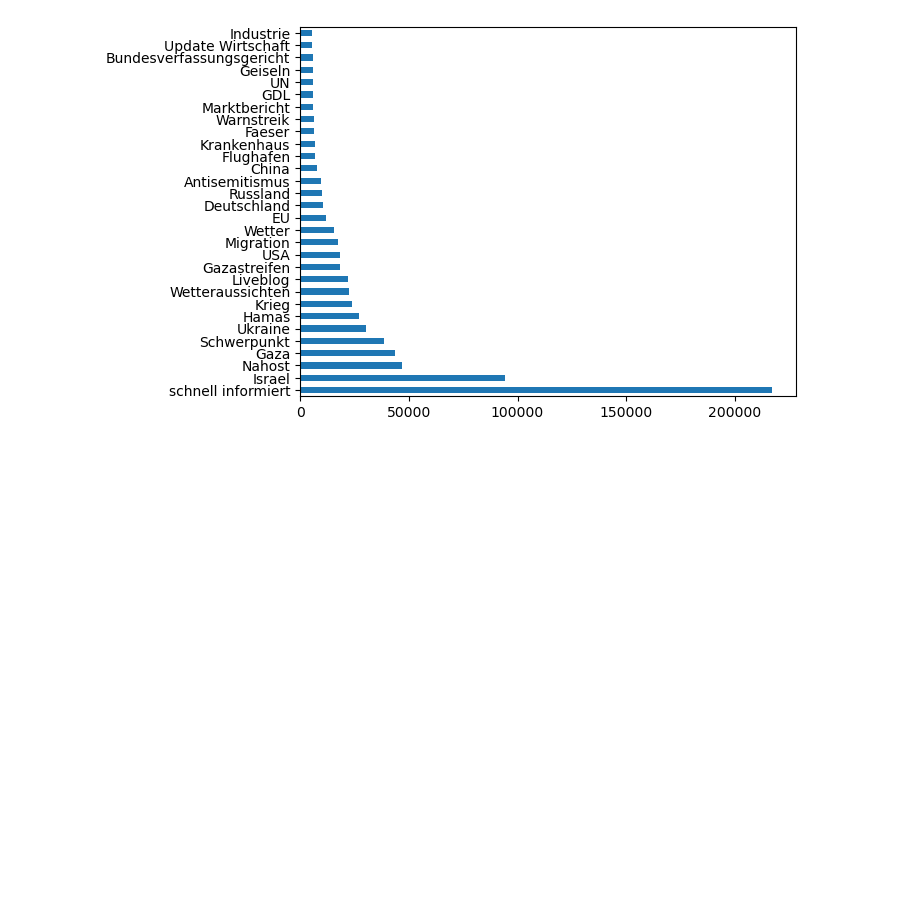
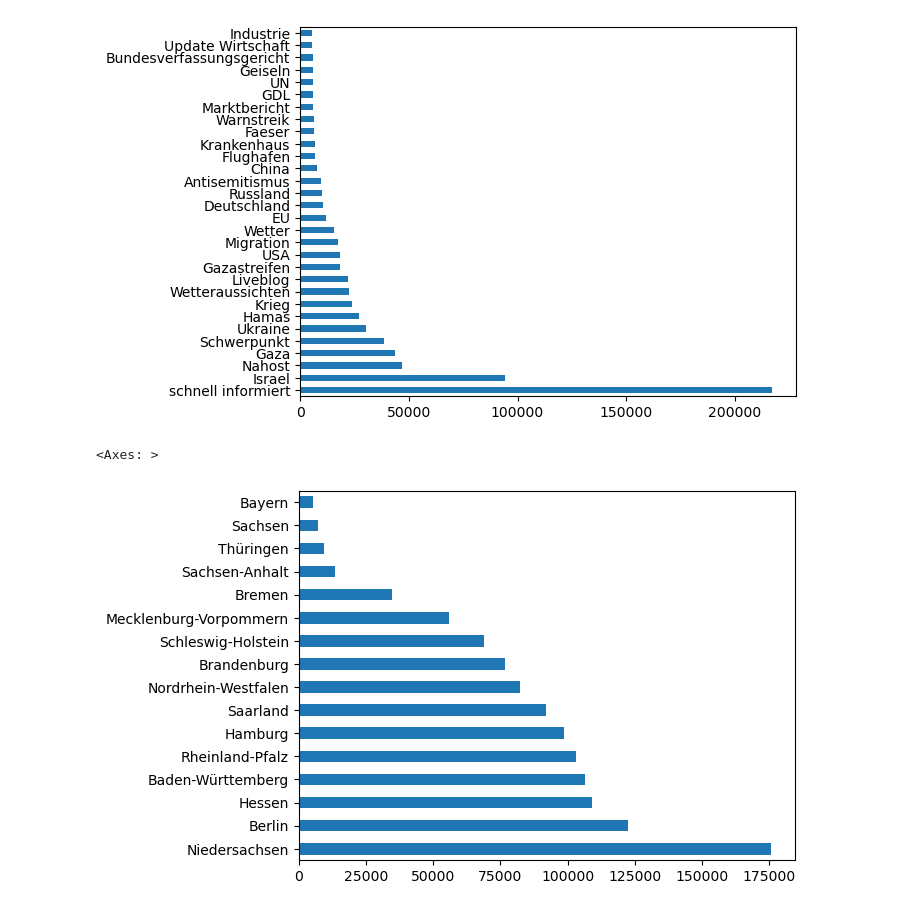
Before and after one commit to Dragomy/Tagesschau, a Jupyter notebook: wip.ipynb, the cells around one changed output. Cells and saved outputs as stored; diff of their text form; code cells hidden in the pictures; blank space fills up the shorter version.

```diff
--- a/wip.ipynb
+++ b/wip.ipynb
@@ -40,3 +40,10 @@ taglist_no_regions.head(30).plot(kind='barh')
 # %% [output]
 <Axes: >
 [figure]
+# %%
+taglist_only_regions = taglist_only_regions(df)
+# %%
+taglist_only_regions.plot(kind='barh')
+# %% [output]
+<Axes: >
+[figure, added]
```
Also changed, not shown: parts of 7 cells of this notebook, 1 other file.
